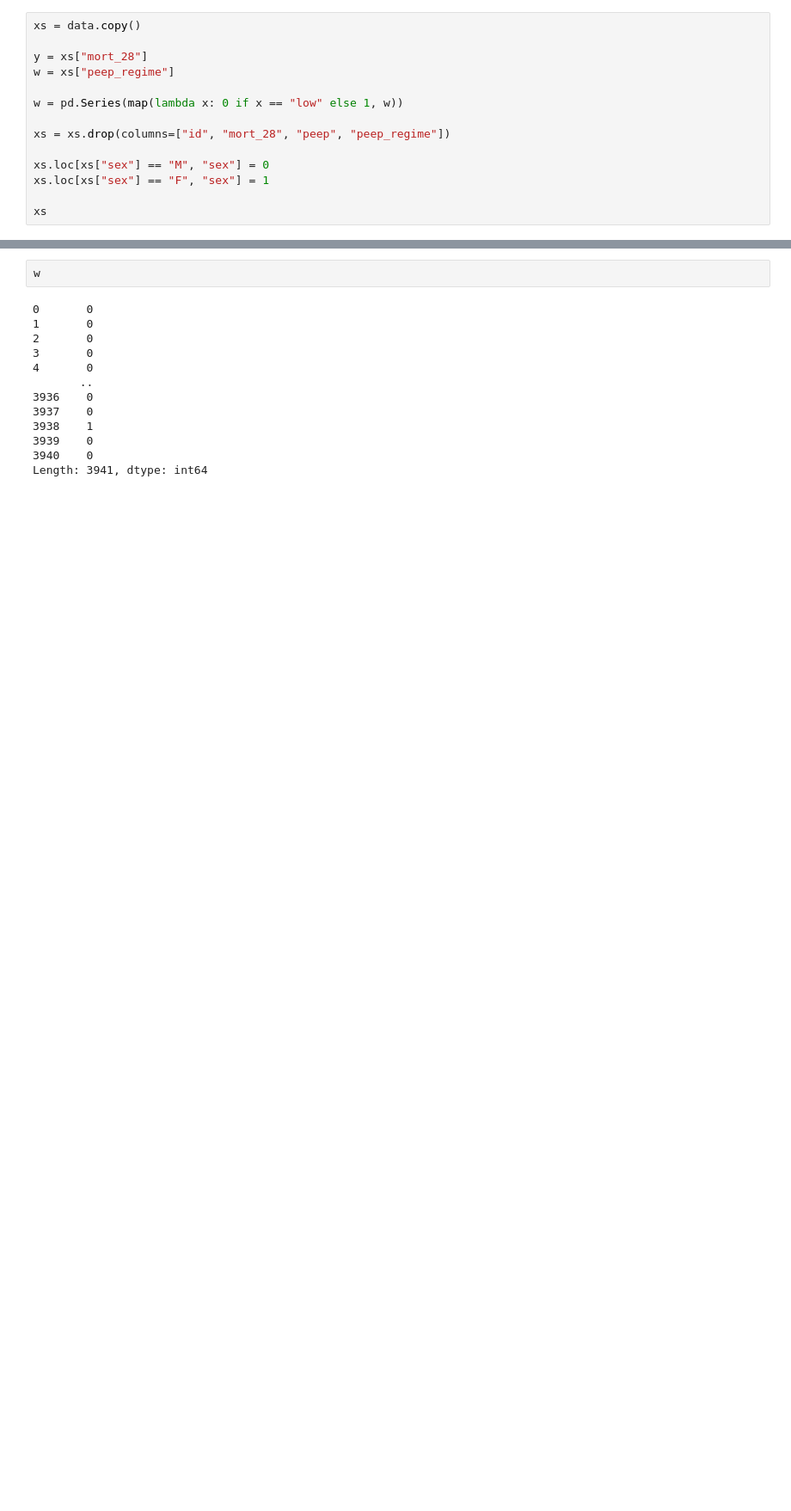
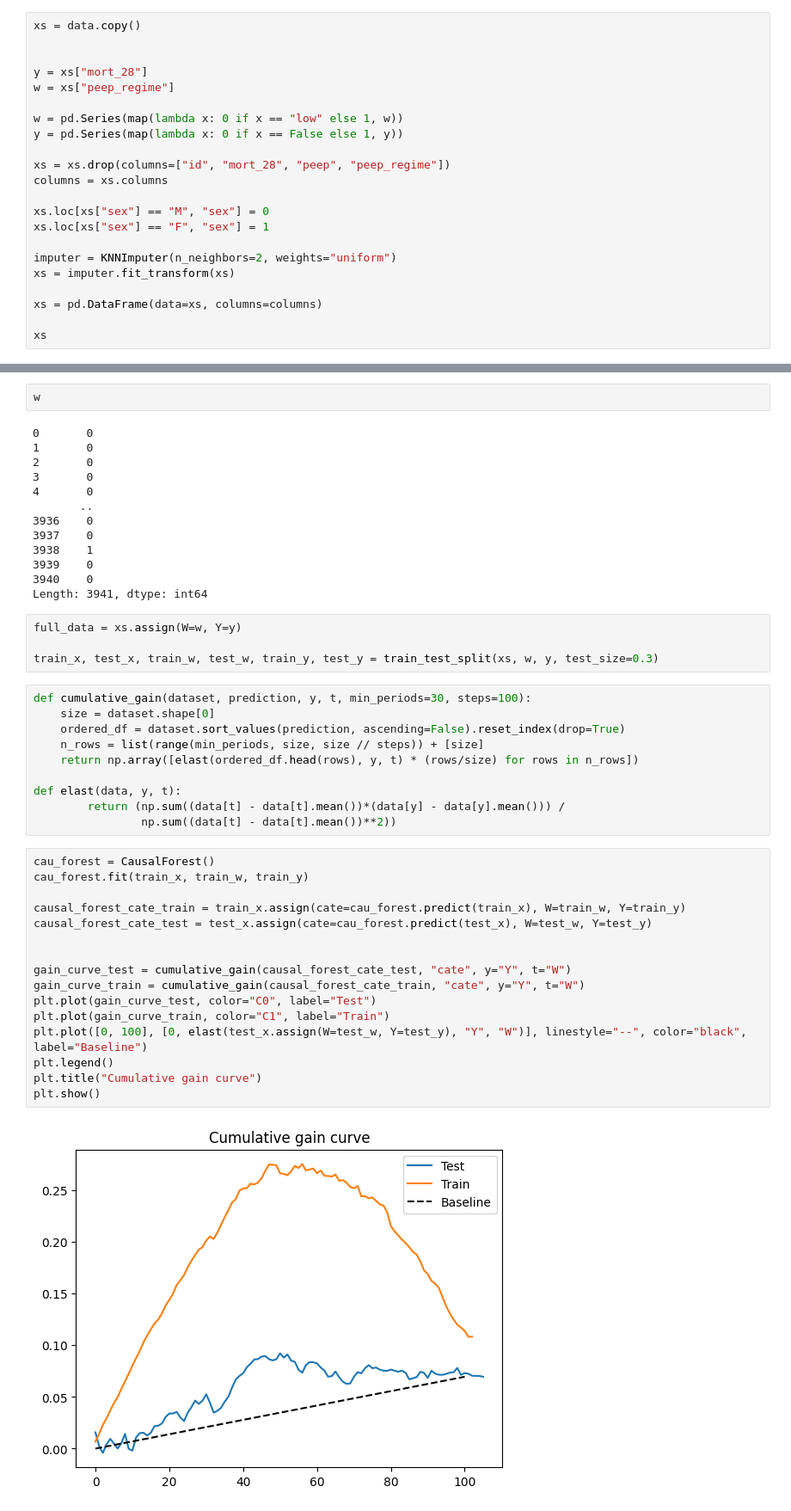
Before and after one commit to Hubert1913/research-project, a Jupyter notebook: mimic_notebook.ipynb, the cells around one changed output, grey strips where cells are left out. Shown: that part at 86% size. Cells and saved outputs as stored; diff of their text form; blank space fills up the shorter version.

Commit message:
First training on MIMC

```diff
--- a/mimic_notebook.ipynb
+++ b/mimic_notebook.ipynb
@@ -48,16 +36,24 @@ data.query("pf_ratio<200")
 # %%
 xs = data.copy()
+
 
 y = xs["mort_28"]
 w = xs["peep_regime"]
 
 w = pd.Series(map(lambda x: 0 if x == "low" else 1, w))
+y = pd.Series(map(lambda x: 0 if x == False else 1, y))
 
 xs = xs.drop(columns=["id", "mort_28", "peep", "peep_regime"])
+columns = xs.columns
 
 xs.loc[xs["sex"] == "M", "sex"] = 0
 xs.loc[xs["sex"] == "F", "sex"] = 1
 
+imputer = KNNImputer(n_neighbors=2, weights="uniform")
+xs = imputer.fit_transform(xs)
+
+xs = pd.DataFrame(data=xs, columns=columns)
+
 xs
 # %% [output]
 |  | age | sex | weight | height | pf_ratio | po2 | pco2 | ph | driving_pressure | ... |
@@ -103,3 +99,35 @@ w
 3939    0
 3940    0
 Length: 3941, dtype: int64
+# %%
+full_data = xs.assign(W=w, Y=y)
+
+train_x, test_x, train_w, test_w, train_y, test_y = train_test_split(xs, w, y, test_size=0.3)
+# %%
+def cumulative_gain(dataset, prediction, y, t, min_periods=30, steps=100):
+    size = dataset.shape[0]
+    ordered_df = dataset.sort_values(prediction, ascending=False).reset_index(drop=True)
+    n_rows = list(range(min_periods, size, size // steps)) + [size]
+    return np.array([elast(ordered_df.head(rows), y, t) * (rows/size) for rows in n_rows])
+
+def elast(data, y, t):
+        return (np.sum((data[t] - data[t].mean())*(data[y] - data[y].mean())) /
+                np.sum((data[t] - data[t].mean())**2))
+# %%
+cau_forest = CausalForest()
+cau_forest.fit(train_x, train_w, train_y)
+
+causal_forest_cate_train = train_x.assign(cate=cau_forest.predict(train_x), W=train_w, Y=train_y)
+causal_forest_cate_test = test_x.assign(cate=cau_forest.predict(test_x), W=test_w, Y=test_y)
+
+
+gain_curve_test = cumulative_gain(causal_forest_cate_test, "cate", y="Y", t="W")
+gain_curve_train = cumulative_gain(causal_forest_cate_train, "cate", y="Y", t="W")
+plt.plot(gain_curve_test, color="C0", label="Test")
+plt.plot(gain_curve_train, color="C1", label="Train")
+plt.plot([0, 100], [0, elast(test_x.assign(W=test_w, Y=test_y), "Y", "W")], linestyle="--", color="black", label="Baseline")
+plt.legend()
+plt.title("Cumulative gain curve")
+plt.show()
+# %% [output]
+[figure, added]
```
Also changed, not shown: parts of 8 cells of this notebook.
